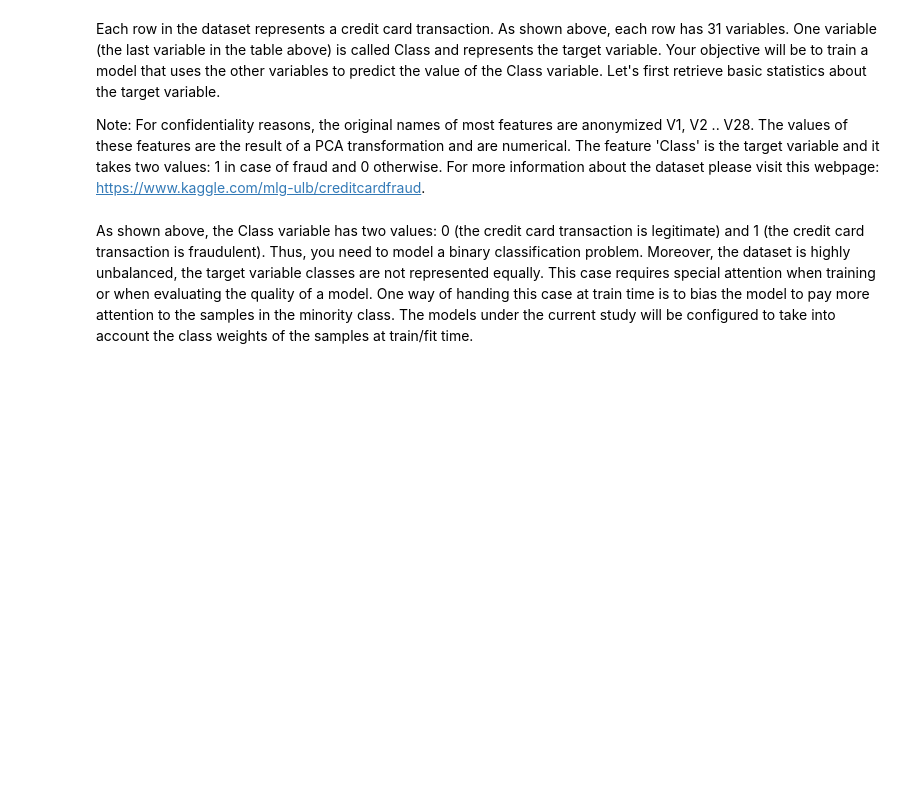
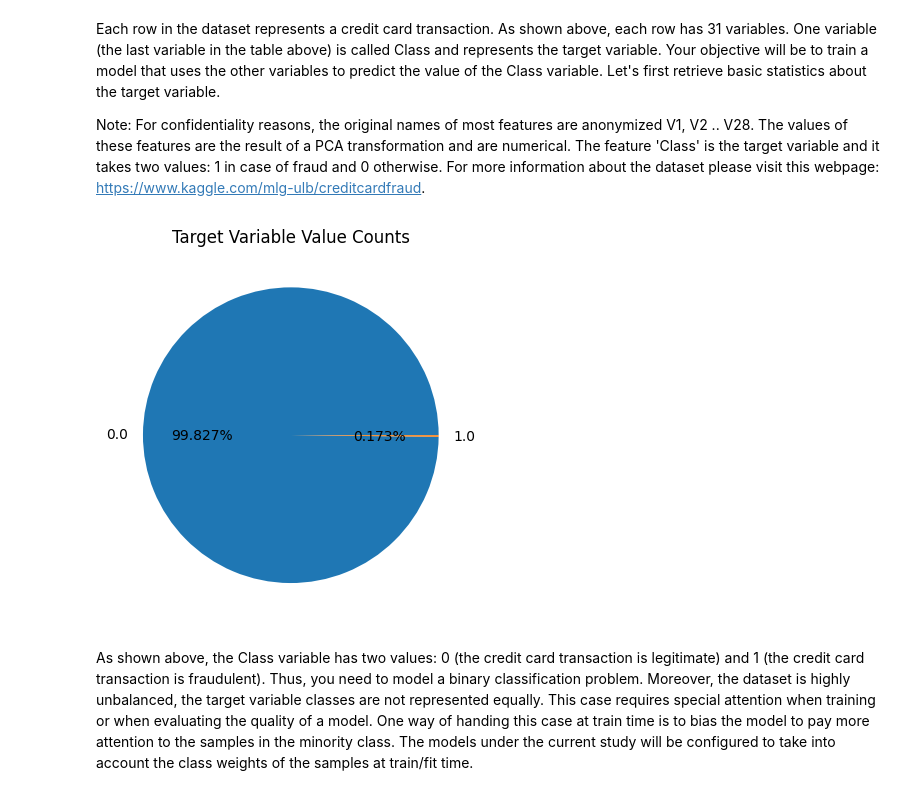
Before and after one commit to CxLos/IBM-Practice-Labs, a Jupyter notebook: 12. Machine Learning with Python/module 3 - Classification/labs/classification-tree-svm-v2.ipynb, the cells around one changed output. Saved outputs shown, nothing was run; the diff lists cells and outputs as text; code cells hidden in the pictures; blank space fills up the shorter version.

```diff
--- a/12. Machine Learning with Python/module 3 - Classification/labs/classification-tree-svm-v2.ipynb
+++ b/12. Machine Learning with Python/module 3 - Classification/labs/classification-tree-svm-v2.ipynb
@@ -113,16 +134,20 @@ Each row in the dataset represents a credit card transaction. As shown above, ea
 Note: For confidentiality reasons, the original names of most features are anonymized V1, V2 .. V28. The values of these features are the result of a PCA transformation and are numerical. The feature 'Class' is the target variable and it takes two values: 1 in case of fraud and 0 otherwise. For more information about the dataset please visit this webpage: https://www.kaggle.com/mlg-ulb/creditcardfraud.
 # %%
 # get the set of distinct classes
-labels = big_raw_data.Class.unique()
+labels = raw_data.Class.unique()
+# labels = big_raw_data.Class.unique()
 
 # get the count of each class
-sizes = big_raw_data.Class.value_counts().values
+sizes = raw_data.Class.value_counts().values
+# sizes = big_raw_data.Class.value_counts().values
 
 # plot the class value counts
 fig, ax = plt.subplots()
 ax.pie(sizes, labels=labels, autopct='%1.3f%%')
 ax.set_title('Target Variable Value Counts')
 plt.show()
+# %% [output]
+[figure, added]
 # %% [markdown]
 As shown above, the Class variable has two values: 0 (the credit card transaction is legitimate) and 1 (the credit card transaction is fraudulent). Thus, you need to model a binary classification problem. Moreover, the dataset is highly unbalanced, the target variable classes are not represented equally. This case requires special attention when training or when evaluating the quality of a model. One way of handing this case at train time is to bias the model to pay more attention to the samples in the minority class. The models under the current study will be configured to take into account the class weights of the samples at train/fit time.
 # %% [markdown]
```
Also changed, not shown: parts of 7 cells of this notebook, 1 other file.
